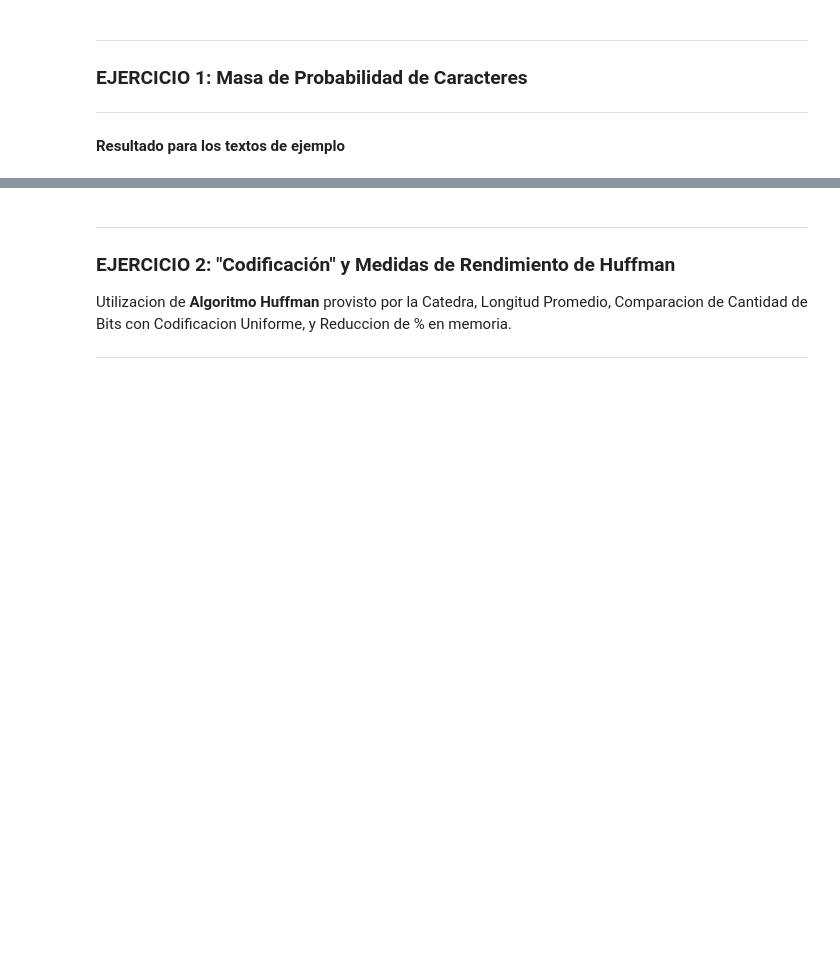
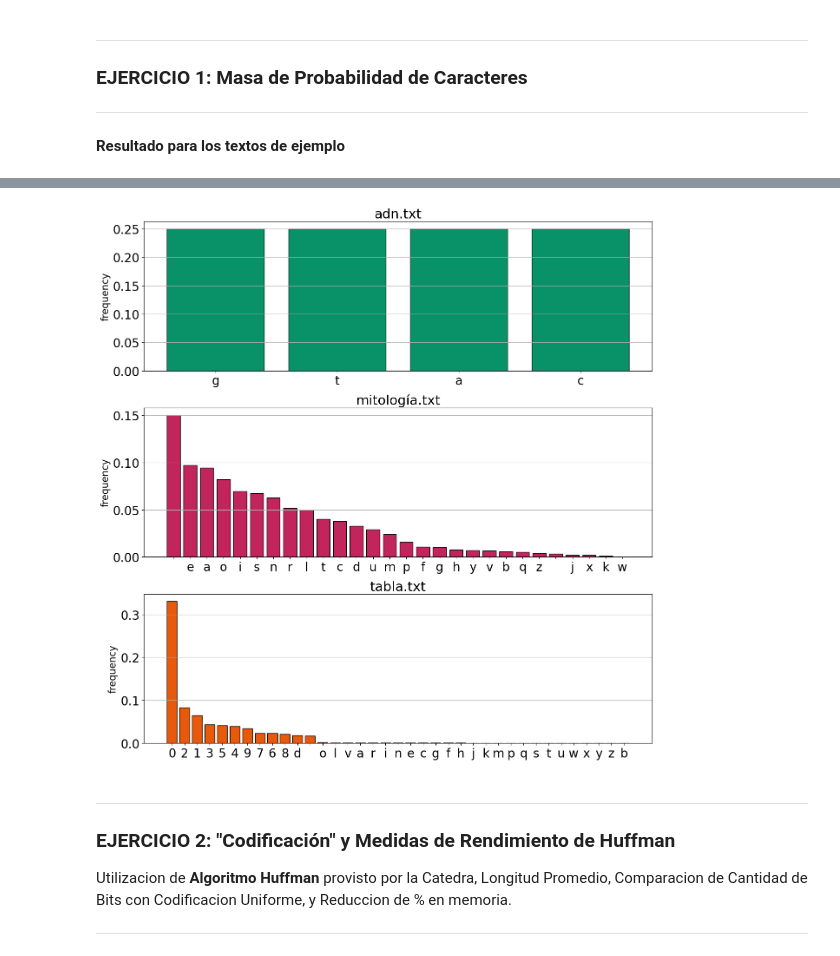
Before and after one commit to agus-pereyra/tp2-inferencia-y-estimacion, a Jupyter notebook: source/main.ipynb, the cells around one changed output, grey strips where cells are left out. Saved outputs shown, nothing was run; the diff lists cells and outputs as text; code cells hidden in the pictures; blank space fills up the shorter version.

```diff
--- a/source/main.ipynb
+++ b/source/main.ipynb
@@ -131,3 +132,18 @@ plt.show()
+# %%
+fig = plt.figure(figsize=(13,13))
+idx = 311
+colors = ['#e8590c', '#c2255c', '#099268']
+
+for file, string in zip(example_strings_name, example_strings):
+    pmf = character_pmf(string, True)
+    pmf_chart(pmf, fig, idx, colors.pop(), file)
+    idx += 1
+
+plt.tight_layout()
+plt.savefig(figures_path + 'character_strict_pmf.png')
+plt.show()
+# %% [output]
+[figure, added]
 # %% [markdown]
 ---
 
```
Also changed, not shown: parts of 16 cells of this notebook, 4 other files.
